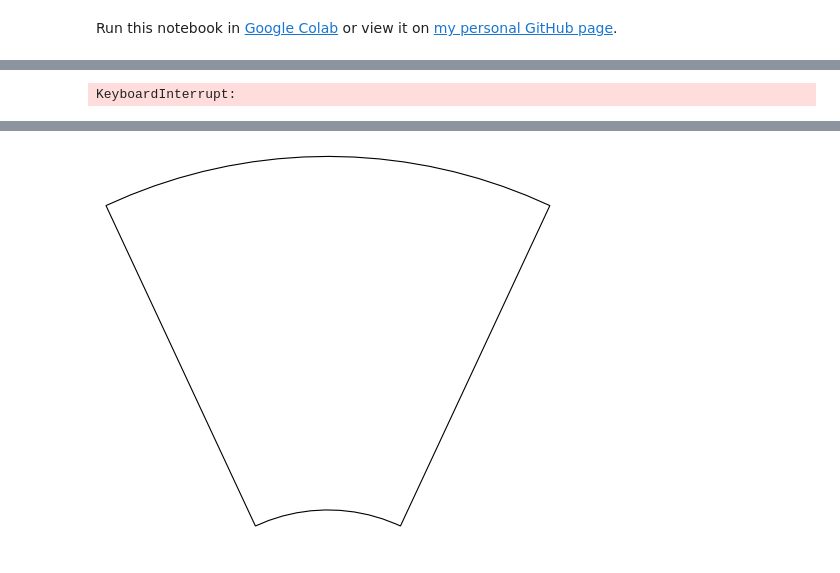
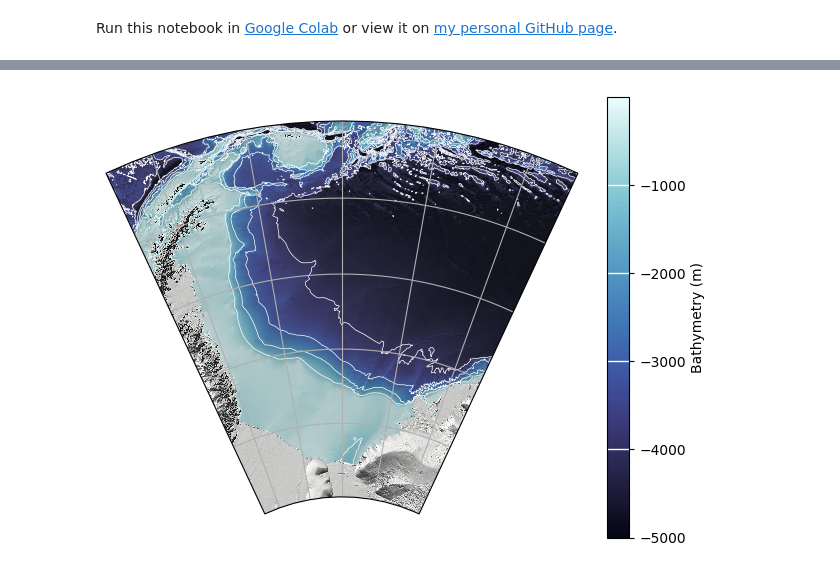
Before and after one commit to opinner/Articles, a Jupyter notebook: Articles/IBSCO_data_in_Python.ipynb, the cells around one changed output, grey strips where cells are left out. Drawn from its saved outputs; the diff is of its cells as text; code cells hidden in the pictures.

Commit message:
Mit Colab erstellt

```diff
--- a/Articles/IBSCO_data_in_Python.ipynb
+++ b/Articles/IBSCO_data_in_Python.ipynb
@@ -174,7 +173,13 @@ def plot_shaded_topography(fig, ax):
     custom_shading_cmap = mcolors.LinearSegmentedColormap.from_list('rb_cmap', [transparent, black], 512)
 
     # Use imshow to shade bathymetry
-    ax.imshow(shade, extent=(left, right, bottom, top), transform=ccrs.PlateCarree(), origin='upper', cmap=custom_shading_cmap, interpolation='none')
+    ax.imshow(shade,
+              extent=(left, right, bottom, top),
+              transform=ccrs.PlateCarree(),
+              origin='upper',
+              cmap=custom_shading_cmap,
+              interpolation='none' #ensures the full image resolution is saved
+              )
 
     # Extract coordinates for contour plotting
     lon, lat = subset.x.values, subset.y.values
@@ -206,8 +211,7 @@ fig.tight_layout()
 plt.savefig("map.png", bbox_inches='tight', dpi = 400)
 # plt.savefig("map.svg")
 
-from google.colab import files
-files.download("map.png")
+#from google.colab import files
+#files.download("map.png")
 # files.download("map.svg")
 # %% [output]
-KeyboardInterrupt:
@@ -214 +220 @@ KeyboardInterrupt:
-[figure, old version]
+[figure, new version]
```
Also changed, not shown: parts of 4 cells of this notebook.
